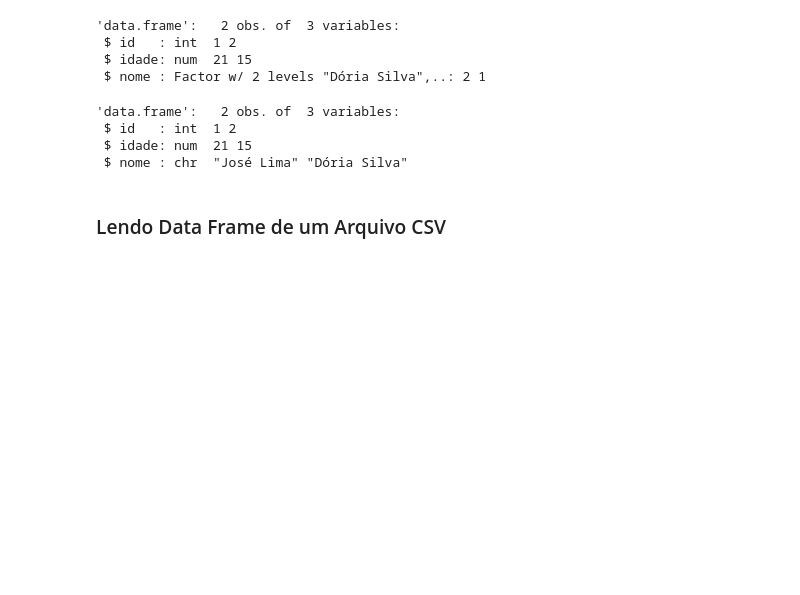
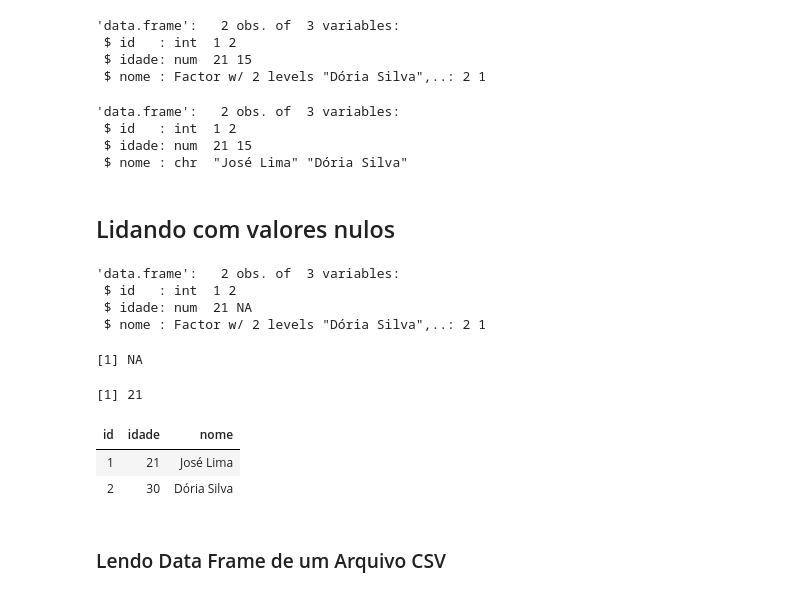
Before and after one commit to raphaelcampos/introducao-linguagens-estatisticas, a Jupyter notebook: R/aula_02/estruturas_dados_avancadas.ipynb, the cells around one changed output. Saved outputs shown, nothing was run; the diff lists cells and outputs as text; code cells hidden in the pictures; blank space fills up the shorter version.

```diff
--- a/R/aula_02/estruturas_dados_avancadas.ipynb
+++ b/R/aula_02/estruturas_dados_avancadas.ipynb
@@ -193,6 +193,31 @@ x = data.frame("id" = 1:2, "idade" = c(21,15), "nome" = c("José Lima","Dória S
  $ id   : int  1 2
  $ idade: num  21 15
  $ nome : chr  "José Lima" "Dória Silva"
+# %% [markdown]
+## Lidando com valores nulos
+# %%
+x = data.frame("id" = 1:2, "idade" = c(21, NA), "nome" = c("José Lima","Dória Silva")); str(x)
+# %% [output]
+'data.frame':   2 obs. of  3 variables:
+ $ id   : int  1 2
+ $ idade: num  21 NA
+ $ nome : Factor w/ 2 levels "Dória Silva",..: 2 1
+# %%
+mean(x[,'idade'])
+# %% [output]
+[1] NA
+# %%
+mean(x[!is.na(x[,'idade']),'idade'])
+# %% [output]
+[1] 21
+# %%
+x[is.na(x[,'idade']),'idade'] <- 30
+# %%
+x
+# %% [output]
+| id | idade | nome |
+| 1 | 21 | José Lima |
+| 2 | 30 | Dória Silva |
 # %% [markdown]
 ### Lendo Data Frame de um Arquivo CSV
 # %%
```
Also changed, not shown: parts of 5 cells of this notebook, 2 other files.
